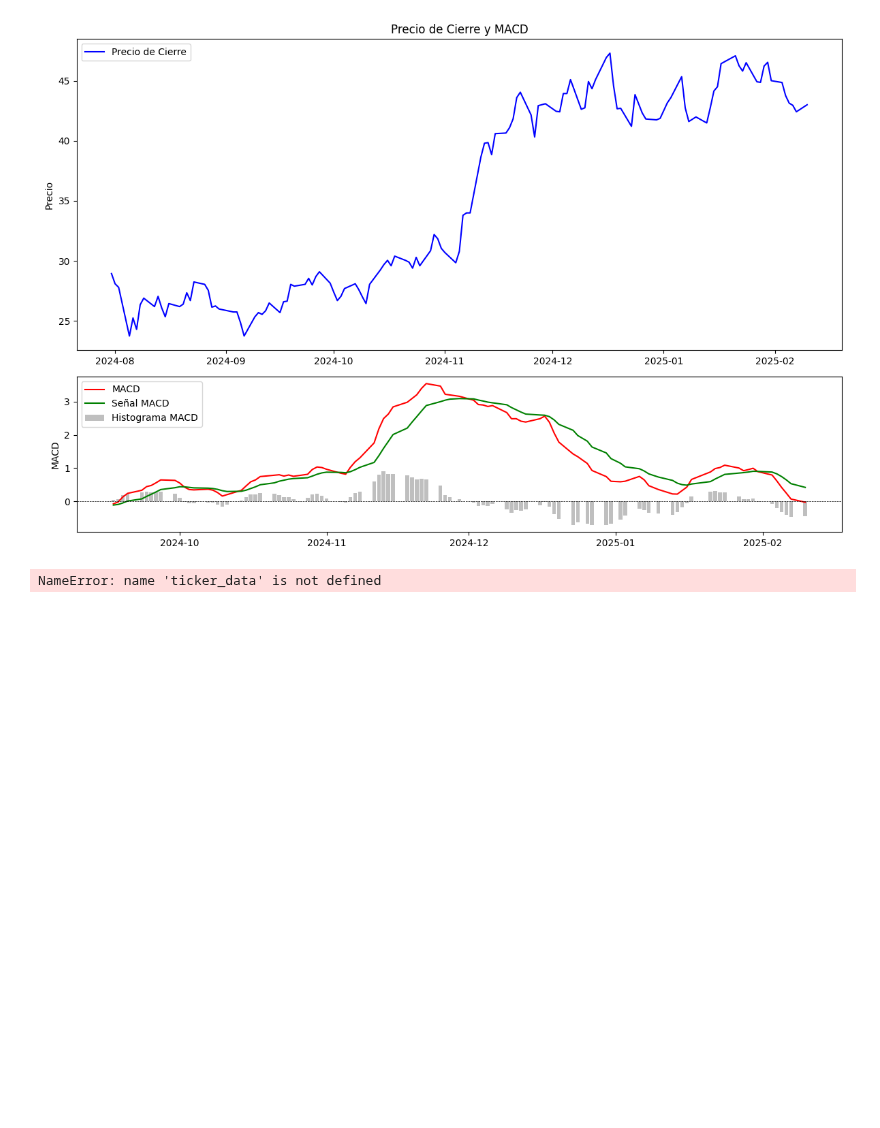
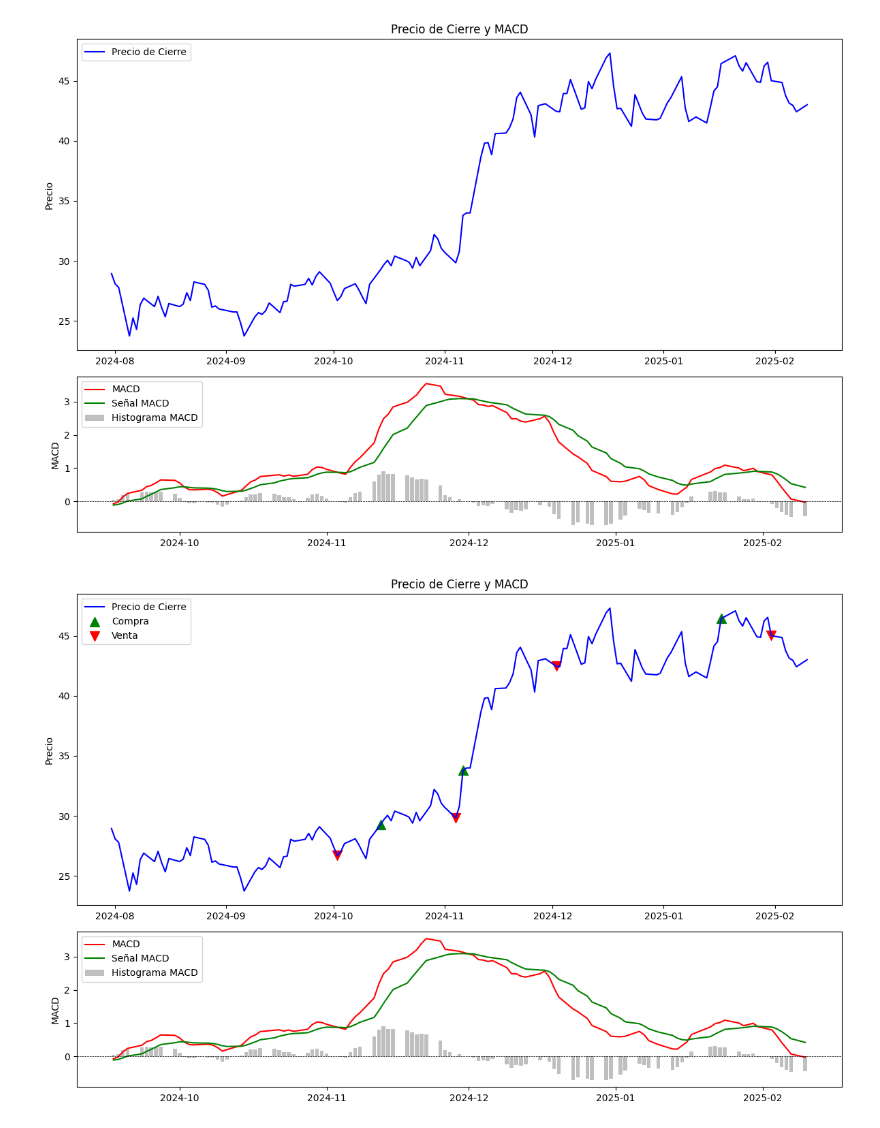
Before and after one commit to aranagarapena/quantitative-trading-analysis, a Jupyter notebook: 1. Cursos/UPM/Robotrader/2.- Strategies/1.- MACD.ipynb, the cells around one changed output. Cells and saved outputs as stored; diff of their text form; code cells hidden in the pictures; blank space fills up the shorter version.

Commit message:
programado un MACD en python los triangulitos no funcionan

```diff
--- a/1. Cursos/UPM/Robotrader/2.- Strategies/1.- MACD.ipynb
+++ b/1. Cursos/UPM/Robotrader/2.- Strategies/1.- MACD.ipynb
@@ -55,24 +55,42 @@ plt.tight_layout()
 plt.show()
 # %% [output]
 [figure]
-# %%
-ma1=int(input('ma1:'))
-ma2=int(input('ma2:'))
-
-ticker_data['ma1']=ticker_data['Close'].rolling(window=ma1,min_periods=1,center=False).mean()
-ticker_data['ma2']=ticker_data['Close'].rolling(window=ma2,min_periods=1,center=False).mean()
-
-ticker_data['positions']=0
-#positions becomes and stays one once the short moving average is above long moving average
-ticker_data['positions'][ma1:]=np.where(ticker_data['ma1'][ma1:]>=ticker_data['ma2'][ma1:],1,0)
-#as positions only imply the holding
-#we take the difference to generate real trade signal
-ticker_data['signals']=ticker_data['positions'].diff()
-#oscillator is the difference between two moving average
-#when it is positive, we long, vice versa
-ticker_data['oscillator']=ticker_data['ma1']-ticker_data['ma2']
-# %% [output]
-NameError: name 'ticker_data' is not defined
+# %%
+# Crear una figura y subgráficos
+fig, (ax1, ax2) = plt.subplots(2, 1, figsize=(12, 8), gridspec_kw={'height_ratios': [2, 1]})
+
+# Gráfico 1: Precio de cierre
+ax1.plot(data['Close'], label='Precio de Cierre', color='blue')
+ax1.set_title('Precio de Cierre y MACD')
+ax1.set_ylabel('Precio')
+
+# Identificar cruces del MACD con la Señal
+cruce_compra = (data['macd'].shift(1) < data['macdSignal'].shift(1)) & (data['macd'] > data['macdSignal'])
+cruce_venta = (data['macd'].shift(1) > data['macdSignal'].shift(1)) & (data['macd'] < data['macdSignal'])
+
+# Añadir marcadores de compra (triángulos verdes hacia arriba)
+ax1.scatter(data.index[cruce_compra], data['Close'][cruce_compra], color='green', marker='^', label='Compra', s=100)
+
+# Añadir marcadores de venta (triángulos rojos hacia abajo)
+ax1.scatter(data.index[cruce_venta], data['Close'][cruce_venta], color='red', marker='v', label='Venta', s=100)
+
+ax1.legend(loc='upper left')
+
+# Gráfico 2: MACD, Señal e Histograma
+ax2.plot(data['macd'], label='MACD', color='red')
+ax2.plot(data['macdSignal'], label='Señal MACD', color='green')
+ax2.bar(data.index, data['macdHist'], label='Histograma MACD', color='gray', alpha=0.5)
+ax2.axhline(0, color='black', linestyle='--', linewidth=0.5)  # Línea horizontal en 0
+ax2.set_ylabel('MACD')
+ax2.legend(loc='upper left')
+
+# Ajustar el espacio entre los gráficos
+plt.tight_layout()
+
+# Mostrar el gráfico
+plt.show()
+# %% [output]
+[figure, added]
 # %%
 ma1=int(input('ma1:'))
 ma2=int(input('ma2:'))
```
Also changed, not shown: parts of 1 cell of this notebook.
